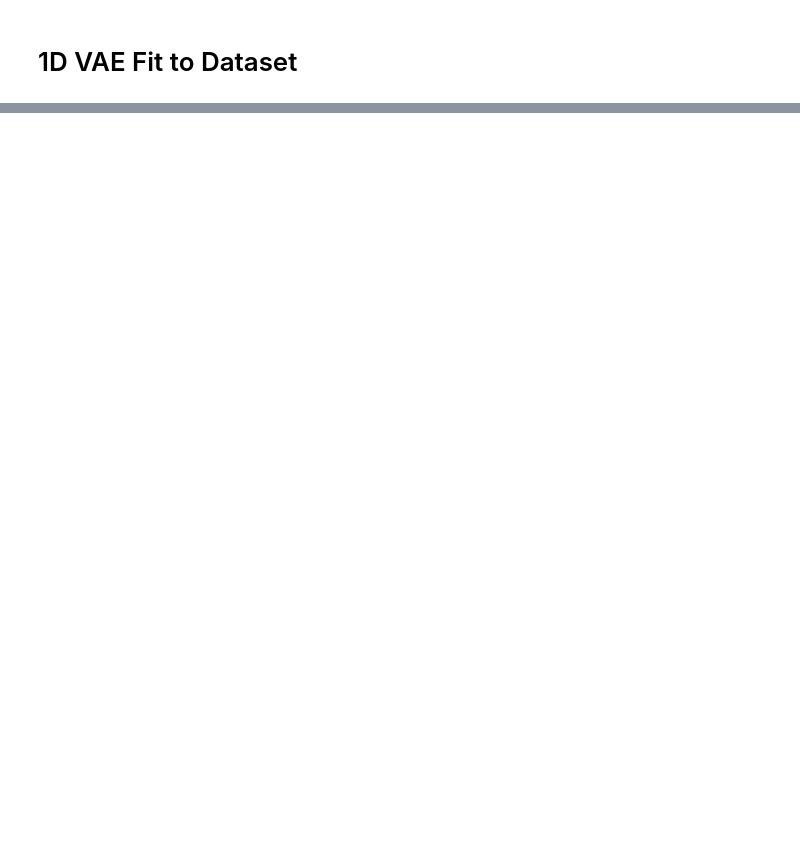
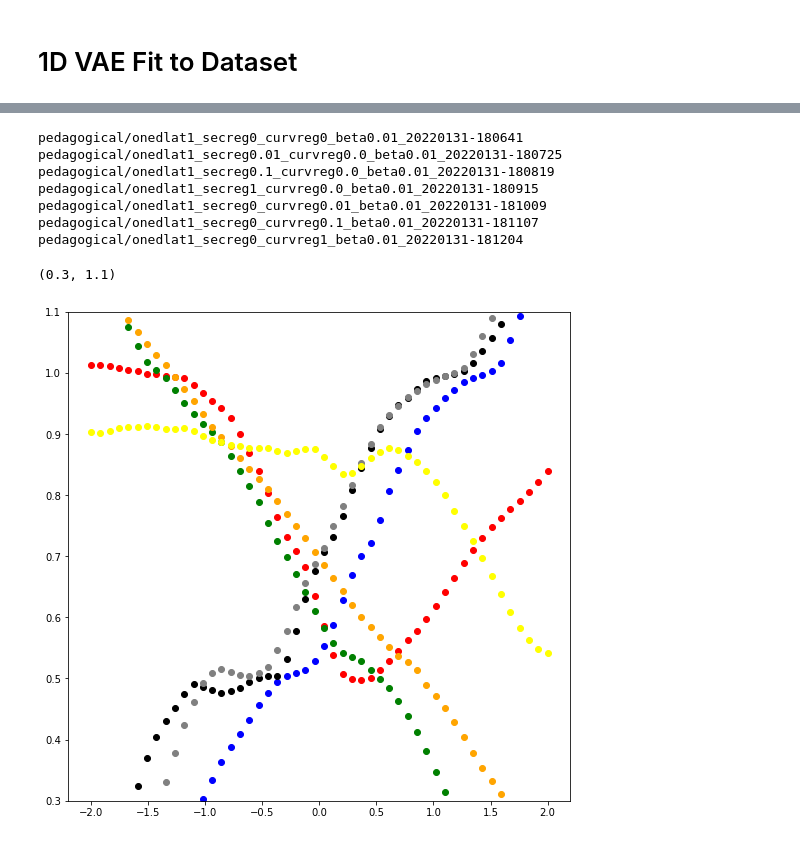
Before and after one commit to travers-rhodes/IROS2022CurvVAE, a Jupyter notebook: notebooks/2022-02-04 Pedagogical Example.ipynb, the cells around one changed output, grey strips where cells are left out. Saved outputs shown, nothing was run; the diff lists cells and outputs as text; code cells hidden in the pictures; blank space fills up the shorter version.

```diff
--- a/notebooks/2022-02-04 Pedagogical Example.ipynb
+++ b/notebooks/2022-02-04 Pedagogical Example.ipynb
@@ -139,0 +188,21 @@ pedagogical/onedlat1_secreg0_curvreg0_beta1_20220131-125421
+# %%
+plt.figure(figsize=(9,9))
+for i, modelpath in enumerate(all_models):
+    print(modelpath)
+    vae = lm.load_model(modelpath)
+    for z in np.linspace(-2,2,50):
+        yvals = vae.decode(torch.tensor(z*np.ones(shape=(1,1),dtype=np.float32)),
+                    torch.tensor(np.zeros(shape=(1,0),dtype=np.float32)))[0].detach().cpu().flatten()
+        plt.scatter(z,yvals[16],c=colors[i])
+        #plt.scatter(z,yvals[0],c=colors[i])
+plt.ylim((0.3,1.1))
+# %% [output]
+pedagogical/onedlat1_secreg0_curvreg0_beta0.01_20220131-180641
+pedagogical/onedlat1_secreg0.01_curvreg0.0_beta0.01_20220131-180725
+pedagogical/onedlat1_secreg0.1_curvreg0.0_beta0.01_20220131-180819
+pedagogical/onedlat1_secreg1_curvreg0.0_beta0.01_20220131-180915
+pedagogical/onedlat1_secreg0_curvreg0.01_beta0.01_20220131-181009
+pedagogical/onedlat1_secreg0_curvreg0.1_beta0.01_20220131-181107
+pedagogical/onedlat1_secreg0_curvreg1_beta0.01_20220131-181204
+(0.3, 1.1)
+[figure, added]
```
Also changed, not shown: parts of 11 cells of this notebook, 1 other file.
